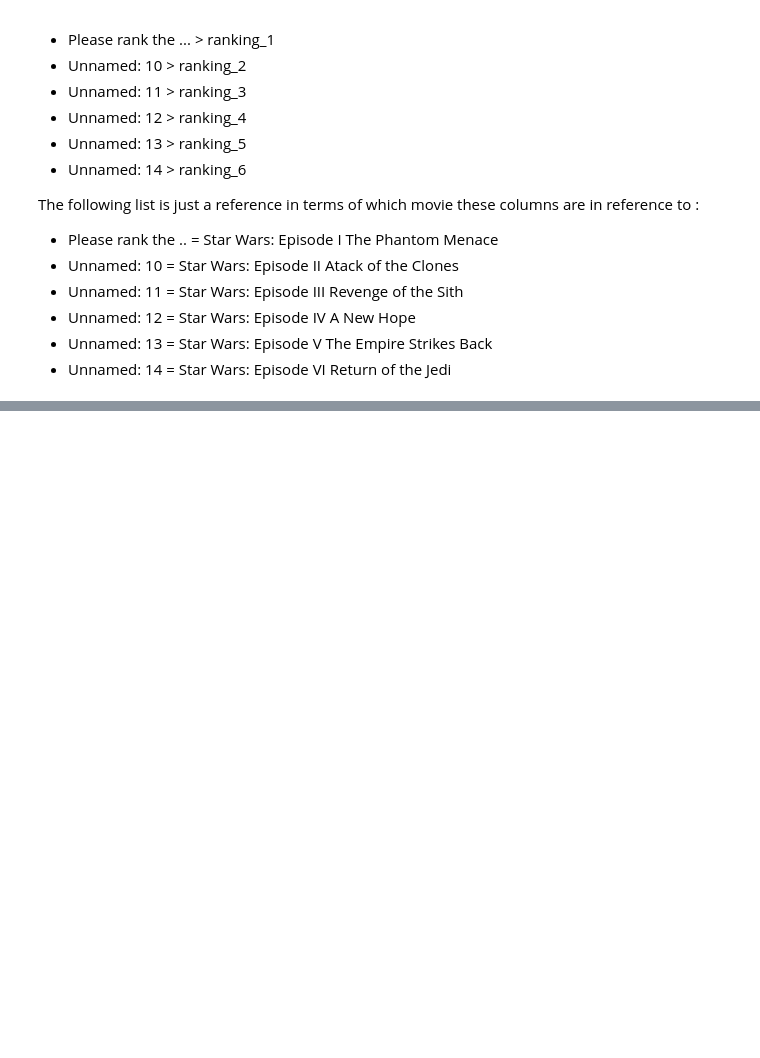
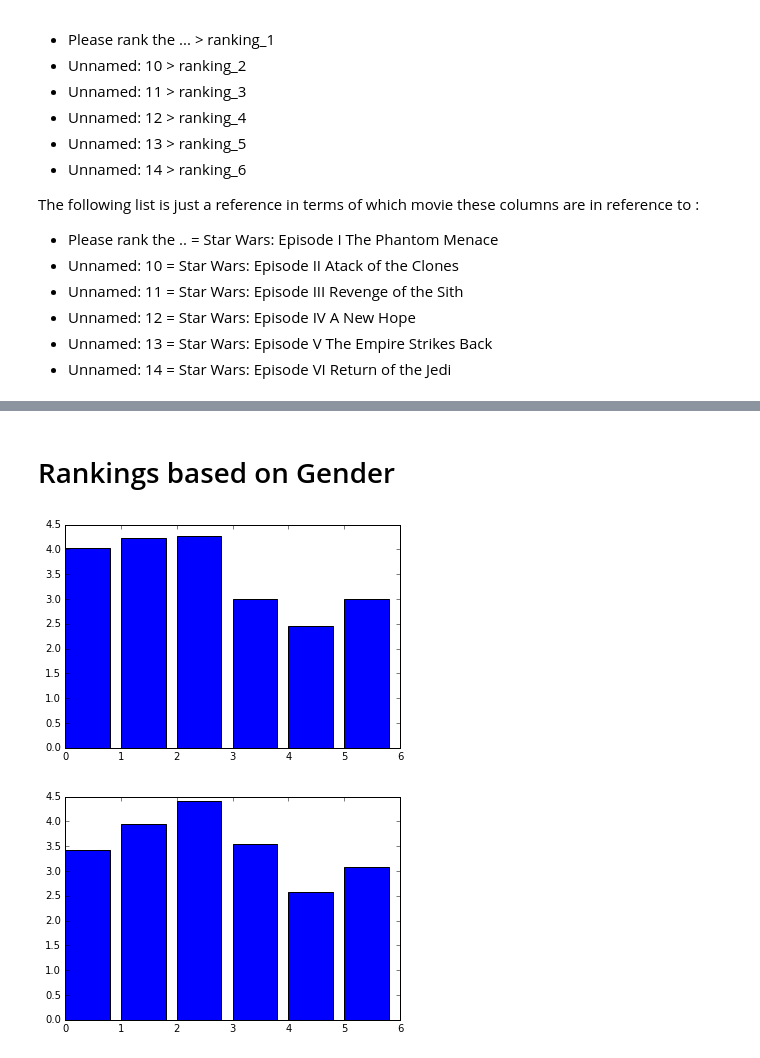
Before and after one commit to nkalpaxis/Star_Wars_Survey, a Jupyter notebook: Star_Wars_Survey.ipynb, the cells around one changed output, grey strips where cells are left out. Saved outputs shown, nothing was run; the diff lists cells and outputs as text; code cells hidden in the pictures; blank space fills up the shorter version.

```diff
--- a/Star_Wars_Survey.ipynb
+++ b/Star_Wars_Survey.ipynb
@@ -229,0 +283,16 @@ Index(['RespondentID',
+# %% [markdown]
+# Rankings based on Gender
+# %%
+# splitting DataFrame based on genders
+males = star_wars[star_wars['Gender'] == 'Male']
+females = star_wars[star_wars['Gender'] == 'Female']
+# %%
+# male counts columns 9 through 14
+plt.bar(range(6), males[males.columns[9:15]].mean())
+plt.show()
+
+plt.bar(range(6), females[females.columns[9:15]].mean())
+plt.show()
+# %% [output]
+[figure, added]
+[figure, added]
```
Also changed, not shown: parts of 26 cells of this notebook.
